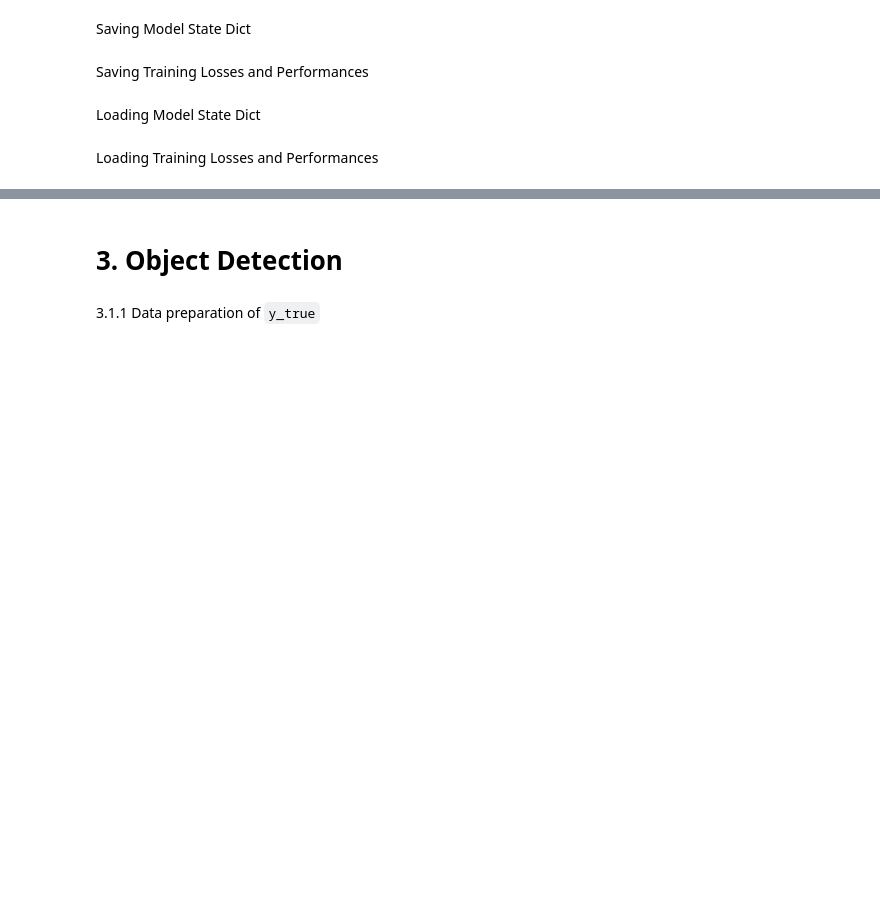
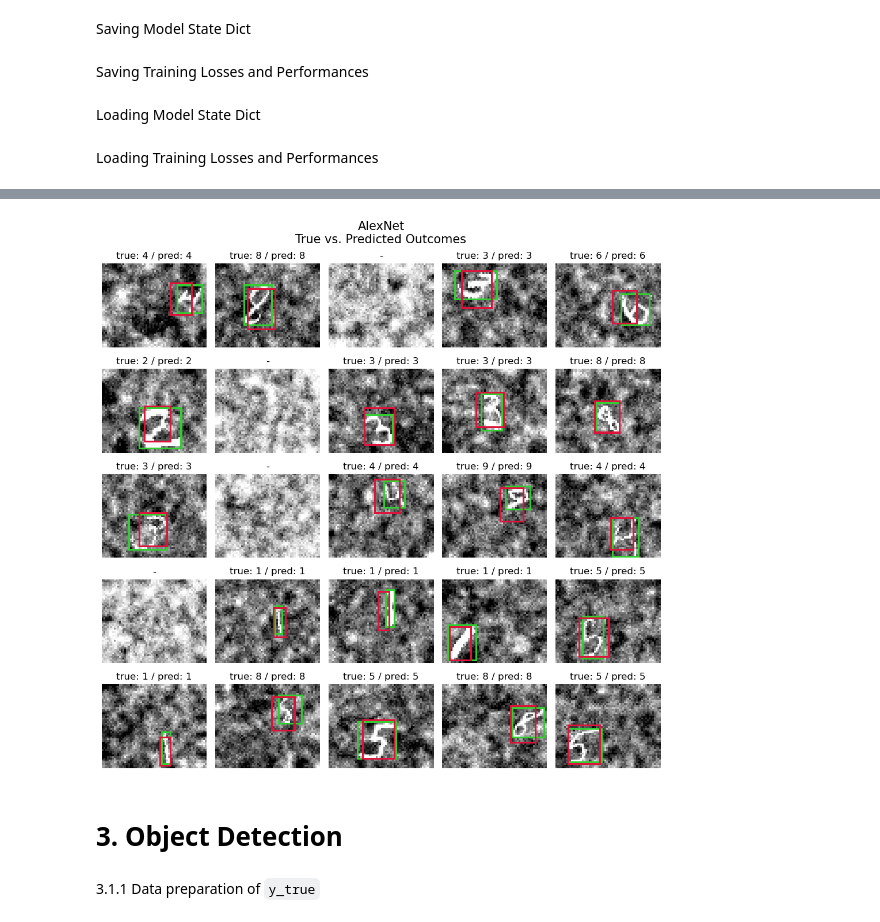
Before and after one commit to kuimetra/deep_learning, a Jupyter notebook: Project 2/main.ipynb, the cells around one changed output, grey strips where cells are left out. Cells and saved outputs as stored; diff of their text form; code cells hidden in the pictures; blank space fills up the shorter version.

```diff
--- a/Project 2/main.ipynb
+++ b/Project 2/main.ipynb
@@ -569,5 +641,7 @@ plot_model_predictions(lenet5_model, train_dataset, model_name="LeNet-5")
 # %%
-plot_model_predictions(alexnet_model, train_dataset, model_name="AlexNet")
+plot_model_predictions(AlexNet_model, train_dataset, model_name="AlexNet")
+# %% [output]
+[figure, added]
 # %% [markdown]
 # 3. Object Detection
 # %% [markdown]
```
Also changed, not shown: parts of 16 cells of this notebook, 6 other files.
